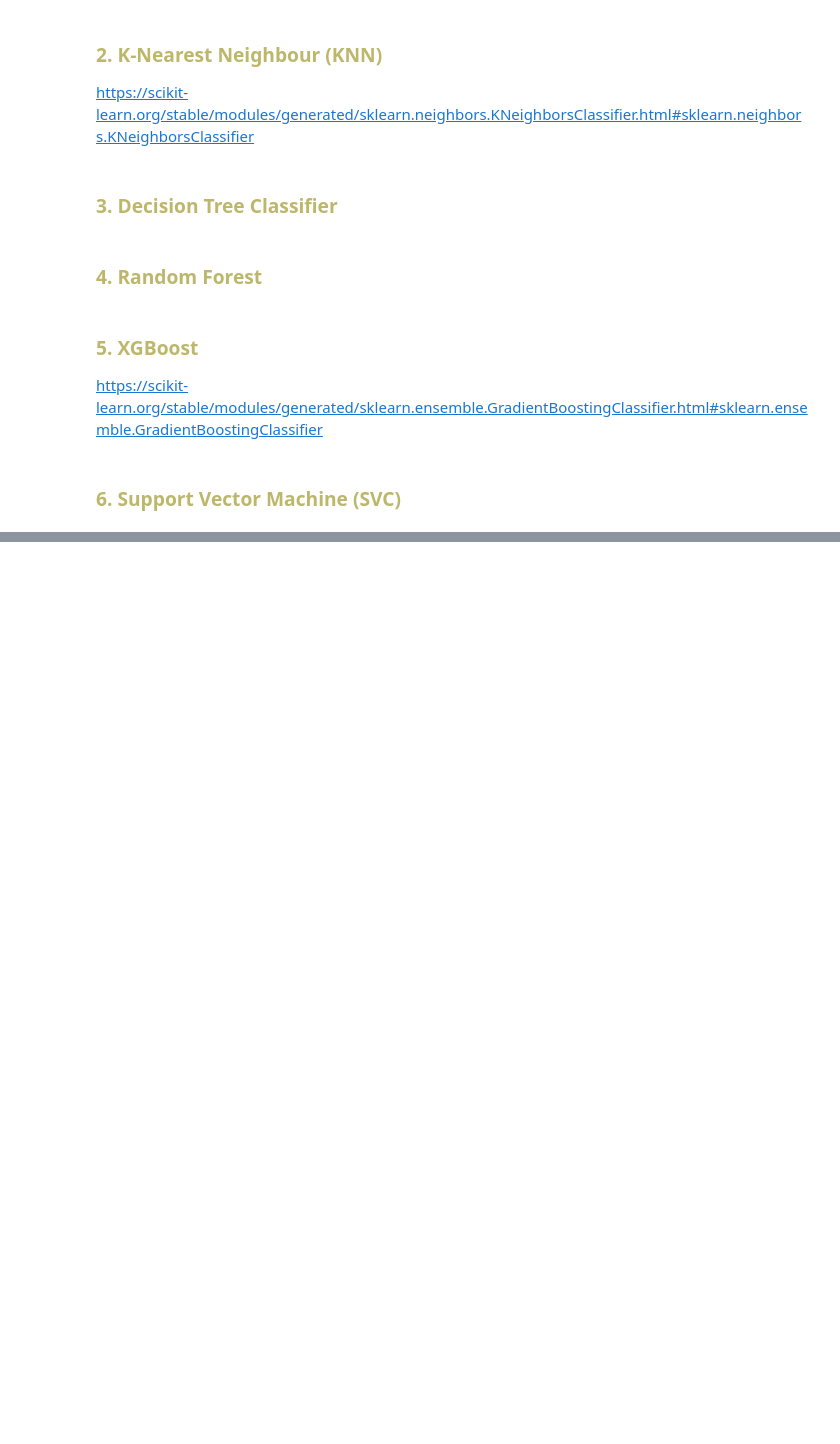
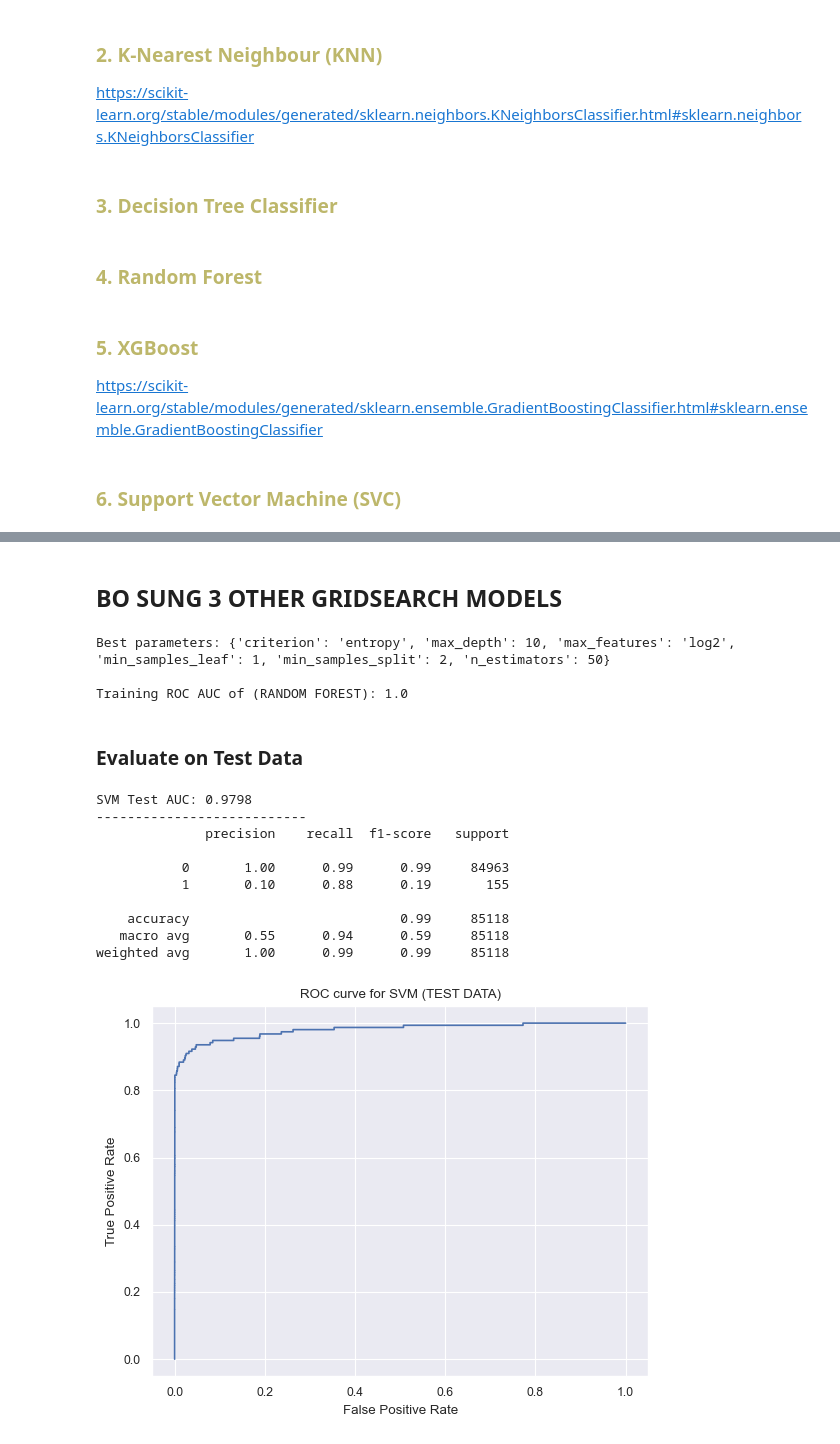
Before and after one commit to yvonnevydao/Credit_Fraud_Detection, a Jupyter notebook: credit_fraud_detection.ipynb, the cells around one changed output, grey strips where cells are left out. Cells and saved outputs as stored; diff of their text form; code cells hidden in the pictures; blank space fills up the shorter version.

```diff
--- a/credit_fraud_detection.ipynb
+++ b/credit_fraud_detection.ipynb
@@ -1341,0 +1232,67 @@ https://www.analyticsvidhya.com/blog/2023/02/how-to-save-and-load-machine-learni
+# %% [markdown]
+## BO SUNG 3 OTHER GRIDSEARCH MODELS
+# %%
+### 4. RANDOM FOREST (RF)
+tuned_parameters = {
+    'n_estimators': [50, 100],
+    'criterion': ['gini', 'entropy'],
+    'max_depth': [10, 20],
+    'min_samples_split': [2, 5],
+    'min_samples_leaf': [1, 2, 4],
+    'max_features': ['sqrt', 'log2']
+}
+
+clf_RF = GridSearchCV(RandomForestClassifier(), tuned_parameters,
+                   cv=kf, scoring= 'roc_auc')
+
+clf_RF.fit(X_train_Under, y_train_Under)
+
+print('Best parameters:', clf_RF.best_params_)
+
+# Training ROC AUC
+print(f"\nTraining ROC AUC of (RANDOM FOREST): {clf_RF.score(X_train_Under, y_train_Under)}")
+# %% [output]
+Best parameters: {'criterion': 'entropy', 'max_depth': 10, 'max_features': 'log2', 'min_samples_leaf': 1, 'min_samples_split': 2, 'n_estimators': 50}
+
+Training ROC AUC of (RANDOM FOREST): 1.0
+# %% [markdown]
+### Evaluate on Test Data
+# %%
+# Evaluating on Test Data
+from sklearn.metrics import roc_auc_score, classification_report
+
+## 6. SVM ----------------------------------------------
+svm_model = SVC(C=1, probability=True) # best hyperparameters
+svm_model.fit(X_train_Under, y_train_Under)
+
+y_pred_svm = svm_model.predict(X_test)
+print("SVM Test AUC:", round(roc_auc_score(y_test,
+                                     svm_model.predict_proba(X_test)[:, 1]),4))
+
+## Classification Report --------------------------------------
+print('---------------------------')
+print(classification_report(y_test, y_pred_svm))
+
+## Plot ROC curve ---------------------------------------------
+# Predict probabilities
+proba = svm_model.predict_proba(X_test)
+# Producing the same false/true positive data via a library and plotting it
+fpr, tpr, _ = metrics.roc_curve(y_test, proba[:,1])
+
+# Plotting the ROC curve
+plt.plot(fpr,tpr);
+plt.xlabel('False Positive Rate')
+plt.ylabel('True Positive Rate')
+plt.title("ROC curve for SVM (TEST DATA)");
+# %% [output]
+SVM Test AUC: 0.9798
+---------------------------
+              precision    recall  f1-score   support
+
+           0       1.00      0.99      0.99     84963
+           1       0.10      0.88      0.19       155
+
+    accuracy                           0.99     85118
+   macro avg       0.55      0.94      0.59     85118
+weighted avg       1.00      0.99      0.99     85118
+[figure, added]
```
Also changed, not shown: parts of 61 cells of this notebook.
